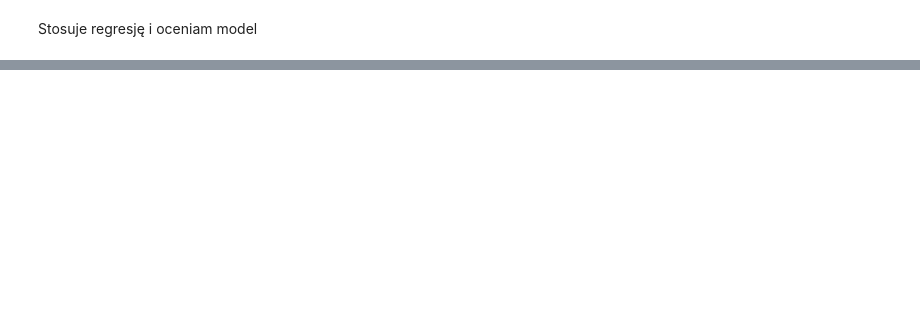
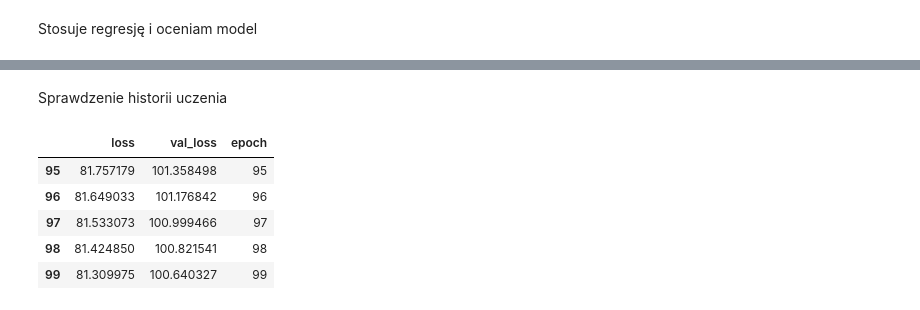
Before and after one commit to WojPpl/RegressionAndSvm, a Jupyter notebook: appstore.ipynb, the cells around one changed output, grey strips where cells are left out. Cells and saved outputs as stored; diff of their text form; code cells hidden in the pictures; blank space fills up the shorter version.

```diff
--- a/appstore.ipynb
+++ b/appstore.ipynb
@@ -174,0 +270,5 @@ lin_reg.score(appsttore_data_train.Reviews.values.reshape(-1, 1), appsttore_data
+# %%
+downloads = np.array(train_features['Installs'])
+
+downloads_normalizer = preprocessing.Normalization(input_shape=[1,])
+downloads_normalizer.adapt(downloads)
@@ -174,0 +277,7 @@ lin_reg.score(appsttore_data_train.Reviews.values.reshape(-1, 1), appsttore_data
+# %%
+downloads_model = tf.keras.Sequential([
+    downloads_normalizer,
+    layers.Dense(units=1)
+])
+
+downloads_model.summary()
@@ -174,0 +330,13 @@ lin_reg.score(appsttore_data_train.Reviews.values.reshape(-1, 1), appsttore_data
+# %% [markdown]
+Sprawdzenie historii uczenia
+# %%
+hist = pd.DataFrame(history.history)
+hist['epoch'] = history.epoch
+hist.tail()
+# %% [output]
+|  | loss | val_loss | epoch |
+| 95 | 81.757179 | 101.358498 | 95 |
+| 96 | 81.649033 | 101.176842 | 96 |
+| 97 | 81.533073 | 100.999466 | 97 |
+| 98 | 81.424850 | 100.821541 | 98 |
+| 99 | 81.309975 | 100.640327 | 99 |
```
Also changed, not shown: parts of 35 cells of this notebook.
